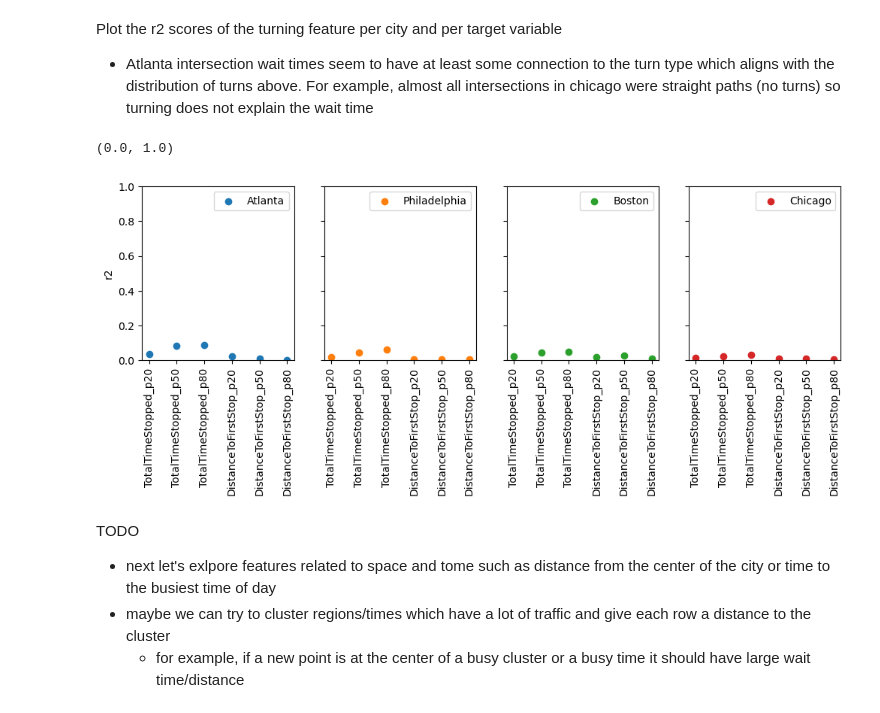
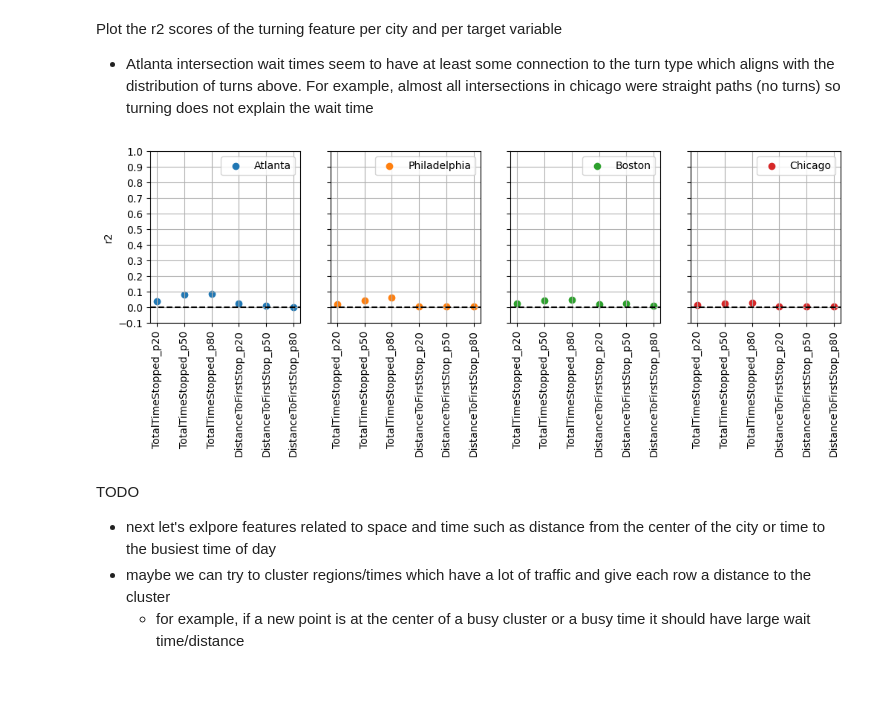
Before and after one commit to Geffen-Cooper/Applied_ML_Project, a Jupyter notebook: exploration/preprocess.ipynb, the cells around one changed output. Saved outputs shown, nothing was run; the diff lists cells and outputs as text; code cells hidden in the pictures; blank space fills up the shorter version.

```diff
--- a/exploration/preprocess.ipynb
+++ b/exploration/preprocess.ipynb
@@ -29,0 +201,10 @@ df_train_X = df_train.drop(columns=['RowId']+training_label_cols)
+# %%
+X_test_ = X_test.drop(missing_ids_idxs)
+# %%
+preds = []
+for model in models:
+    preds.append(model.predict(X_test_))
+# %%
+full_preds = np.zeros(len(preds)*len(preds[0]))
+for i,pred in enumerate(preds):
+    full_preds[i::6] = pred
@@ -164,22 +365,27 @@ Plot the r2 scores of the turning feature per city and per target variable
 # %%
 prop_cycle = plt.rcParams['axes.prop_cycle']
 colors = prop_cycle.by_key()['color']
-fig,ax = plt.subplots(1,len(cities),figsize=(12,3),sharey=True)
-for city_i,city in enumerate(cities):
-    for target_i,target_col in enumerate(target_cols):
-        if target_i == 0:
-            ax[city_i].scatter(target_i,straight_X_r2s[city][target_col],c=colors[city_i],label=city)
-        else:
-            ax[city_i].scatter(target_i,straight_X_r2s[city][target_col],c=colors[city_i])
-        ax[city_i].set_xticks(np.arange(6),target_cols,rotation=90)
-    ax[city_i].legend()
-ax[0].set_ylabel("r2")
-ax[0].set_ylim([0,1])
+def plotting_func(results_dict):
+    fig,ax = plt.subplots(1,len(cities),figsize=(12,3),sharey=True)
+    for city_i,city in enumerate(cities):
+        for target_i,target_col in enumerate(target_cols):
+            if target_i == 0:
+                ax[city_i].scatter(target_i,results_dict[city][target_col],c=colors[city_i],label=city)
+            else:
+                ax[city_i].scatter(target_i,results_dict[city][target_col],c=colors[city_i])
+            ax[city_i].set_xticks(np.arange(6),target_cols,rotation=90)
+        ax[city_i].axhline(0,c='k',linestyle='--')
+        ax[city_i].set_yticks(np.linspace(-0.1,1,12))
+        ax[city_i].grid()
+        ax[city_i].legend()
+    ax[0].set_ylabel("r2")
+    ax[0].set_ylim([-0.1,1])
-# %% [output]
-(0.0, 1.0)
-[figure, removed]
+# %%
+plotting_func(straight_X_r2s)
+# %% [output]
+[figure, added]
 # %% [markdown]
 TODO
-* next let's exlpore features related to space and tome such as distance from the center of the city or time to the busiest time of day
+* next let's exlpore features related to space and time such as distance from the center of the city or time to the busiest time of day
 * maybe we can try to cluster regions/times which have a lot of traffic and give each row a distance to the cluster
     * for example, if a new point is at the center of a busy cluster or a busy time it should have large wait time/distance
```
Also changed, not shown: parts of 13 cells of this notebook, 5 other files.
